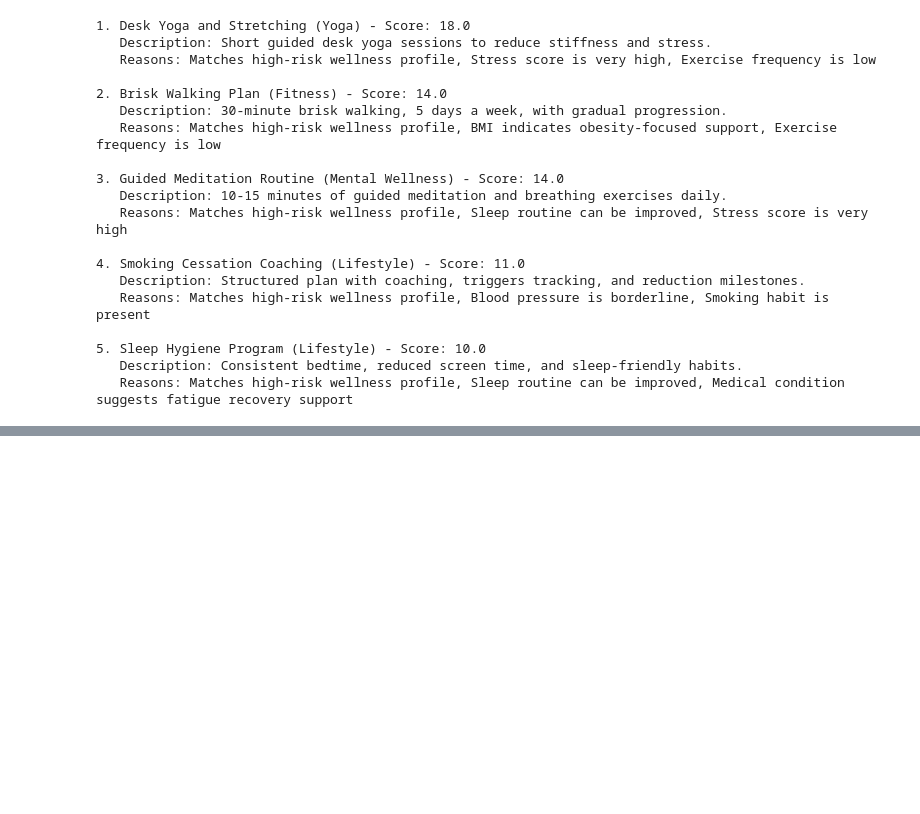
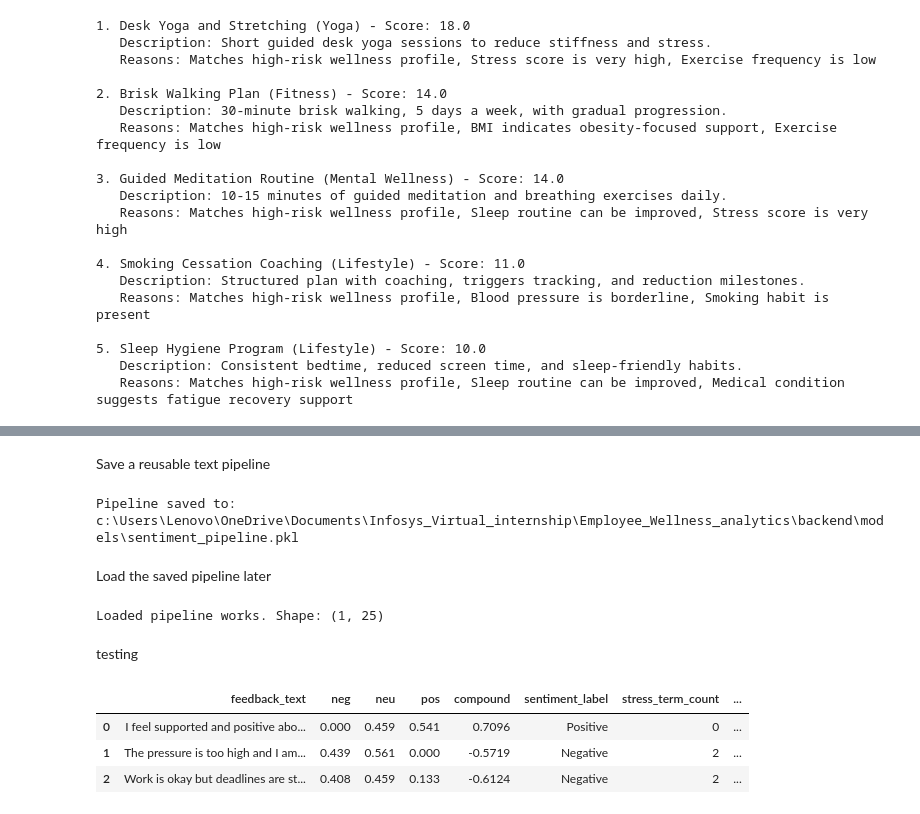
Before and after one commit to Rishit-Ranjan/Employee_wellness_management_analytics_Team-4, a Jupyter notebook: backend/notebook/Employee_wellness_analytics.ipynb, the cells around one changed output, grey strips where cells are left out. Cells and saved outputs as stored; diff of their text form; code cells hidden in the pictures; blank space fills up the shorter version.

```diff
--- a/backend/notebook/Employee_wellness_analytics.ipynb
+++ b/backend/notebook/Employee_wellness_analytics.ipynb
@@ -631,0 +833,10 @@ for i, rec in enumerate(top_recommendations, start=1):
+# %%
+def classify_stress_risk(row):
+    if row["stress_term_count"] >= 2 or row["compound"] <= -0.4:
+        return "High"
+    elif row["stress_term_count"] == 1 or row["compound"] < 0:
+        return "Medium"
+    return "Low"
+
+df["stress_risk"] = df.apply(classify_stress_risk, axis=1)
+df[["feedback_text", "sentiment_label", "stress_term_count", "stress_risk"]].head()
@@ -631,0 +909,57 @@ for i, rec in enumerate(top_recommendations, start=1):
+# %% [markdown]
+Save a reusable text pipeline
+# %%
+class TextCleaner(BaseEstimator, TransformerMixin):
+    def fit(self, X, y=None):
+        return self
+
+    def transform(self, X):
+        return [clean_text(text) for text in X]
+
+sentiment_pipeline = Pipeline([
+    ("cleaner", TextCleaner()),
+    ("tfidf", TfidfVectorizer(max_features=500))
+])
+
+sentiment_pipeline.fit(df["feedback_text"])
+
+joblib.dump(sentiment_pipeline, MODEL_PATH)
+print("Pipeline saved to:", MODEL_PATH)
+# %% [output]
+Pipeline saved to: c:\Users\Lenovo\OneDrive\Documents\Infosys_Virtual_internship\Employee_Wellness_analytics\backend\models\sentiment_pipeline.pkl
+# %% [markdown]
+Load the saved pipeline later
+# %%
+loaded_pipeline = joblib.load(MODEL_PATH)
+sample_vectors = loaded_pipeline.transform([
+    "I am feeling overloaded and mentally exhausted due to deadlines."
+])
+
+print("Loaded pipeline works. Shape:", sample_vectors.shape)
+# %% [output]
+Loaded pipeline works. Shape: (1, 25)
+# %% [markdown]
+testing
+# %%
+test_feedback = pd.DataFrame({
+    "feedback_text": [
+        "I feel supported and positive about my work.",
+        "The pressure is too high and I am exhausted.",
+        "Work is okay but deadlines are stressful."
+    ]
+})
+
+test_scores = test_feedback["feedback_text"].apply(get_sentiment_scores)
+test_feedback = pd.concat([test_feedback, test_scores], axis=1)
+test_feedback["sentiment_label"] = test_feedback["compound"].apply(classify_sentiment)
+
+test_stress = test_feedback["feedback_text"].apply(detect_stress_terms)
+test_feedback = pd.concat([test_feedback, test_stress], axis=1)
+test_feedback["stress_risk"] = test_feedback.apply(classify_stress_risk, axis=1)
+
+test_feedback
+# %% [output]
+|  | feedback_text | neg | neu | pos | compound | sentiment_label | stress_term_count | ... |
+| 0 | I feel supported and positive abo... | 0.000 | 0.459 | 0.541 | 0.7096 | Positive | 0 | ... |
+| 1 | The pressure is too high and I am... | 0.439 | 0.561 | 0.000 | -0.5719 | Negative | 2 | ... |
+| 2 | Work is okay but deadlines are st... | 0.408 | 0.459 | 0.133 | -0.6124 | Negative | 2 | ... |
```
Also changed, not shown: parts of 31 cells of this notebook, 6 other files.
